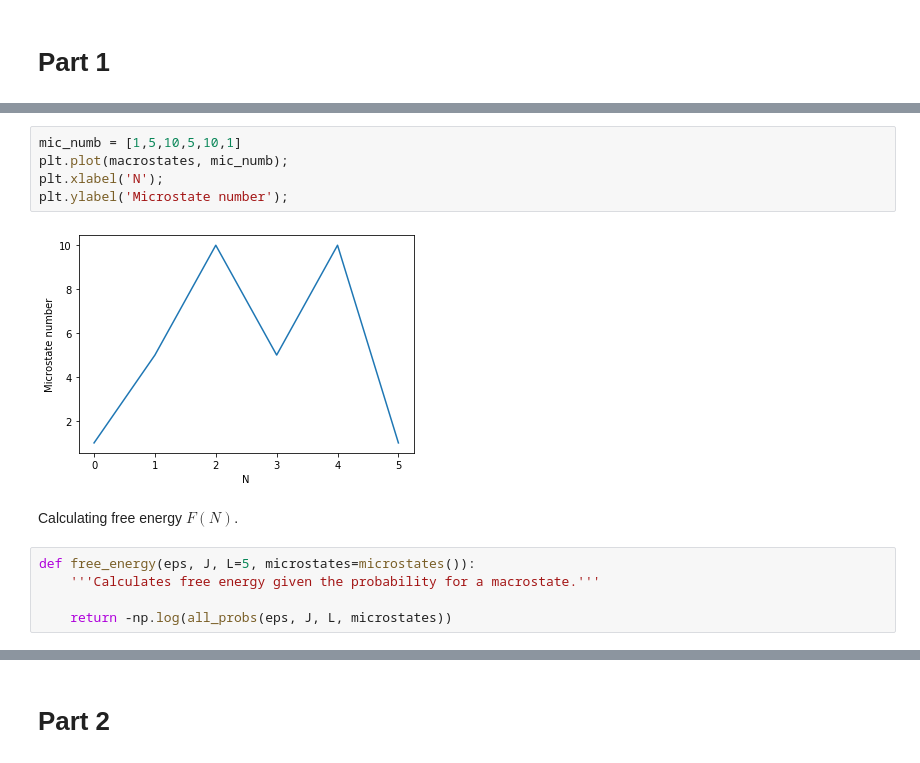
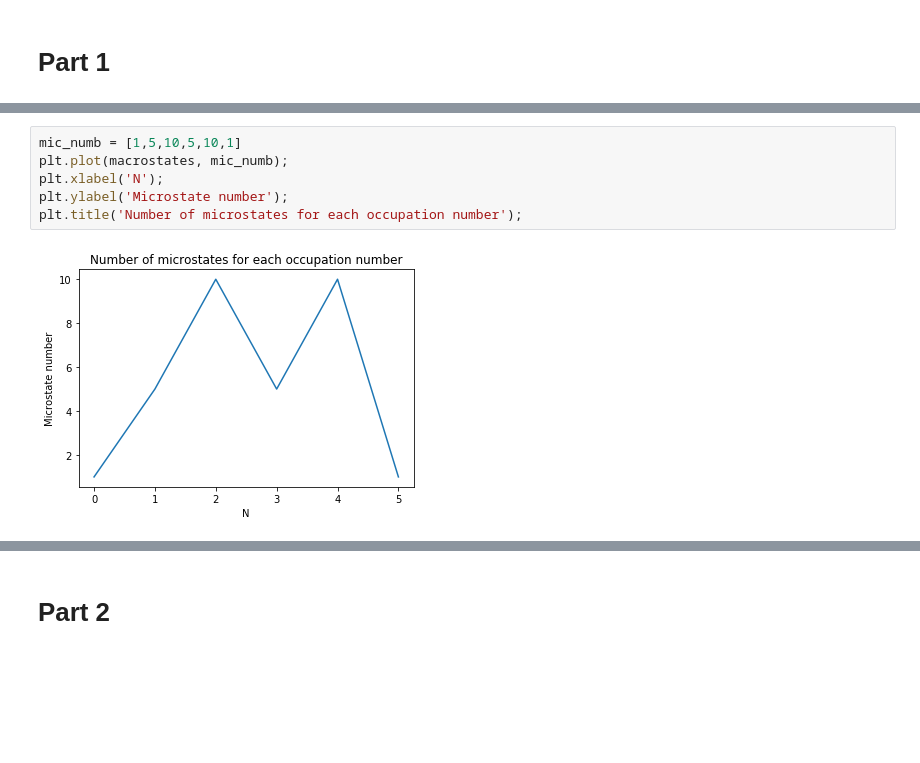
Before and after one commit to martagonzalvo/che164, a Jupyter notebook: 164Project_v2.ipynb, the cells around one changed output, grey strips where cells are left out. Drawn from its saved outputs; the diff is of its cells as text; blank space fills up the shorter version.

```diff
--- a/164Project_v2.ipynb
+++ b/164Project_v2.ipynb
@@ -174,14 +205,8 @@ Checking how these results match with the number of microstates for each macrost
 # %%
 mic_numb = [1,5,10,5,10,1]
 plt.plot(macrostates, mic_numb);
 plt.xlabel('N');
 plt.ylabel('Microstate number');
+plt.title('Number of microstates for each occupation number');
 # %% [output]
-[figure, old version]
+[figure, new version]
-# %% [markdown]
-Calculating free energy $F(N)$.
-# %%
-def free_energy(eps, J, L=5, microstates=microstates()):
-    '''Calculates free energy given the probability for a macrostate.'''
-
-    return -np.log(all_probs(eps, J, L, microstates))
```
Also changed, not shown: parts of 48 cells of this notebook.
